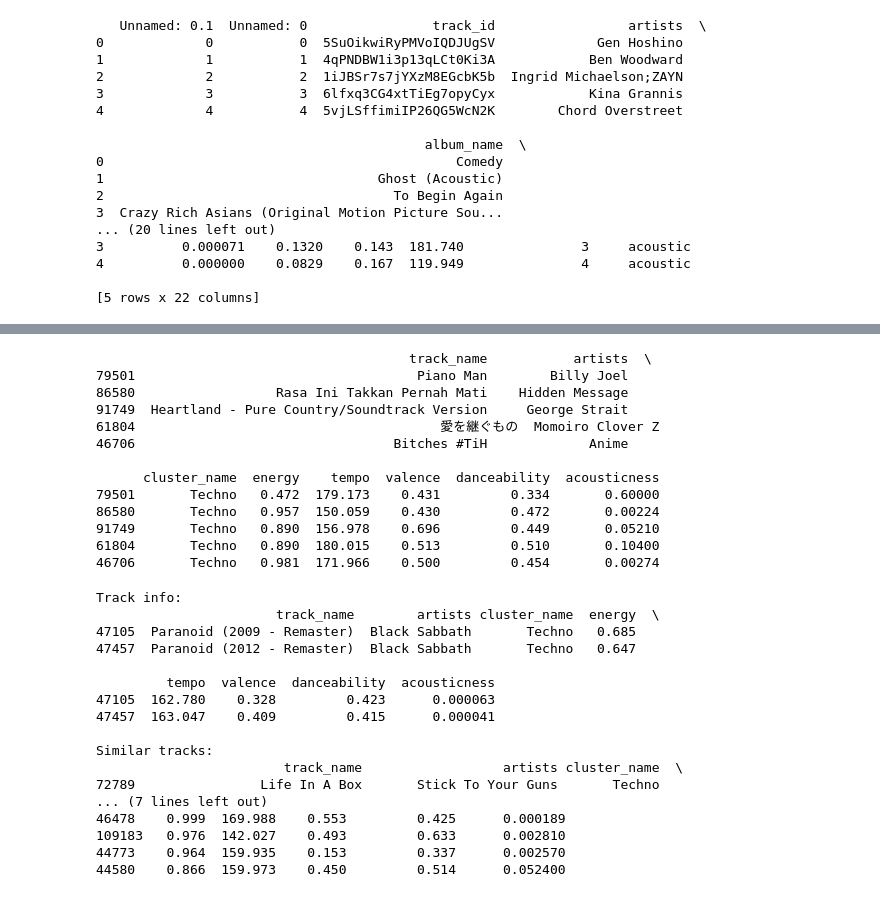
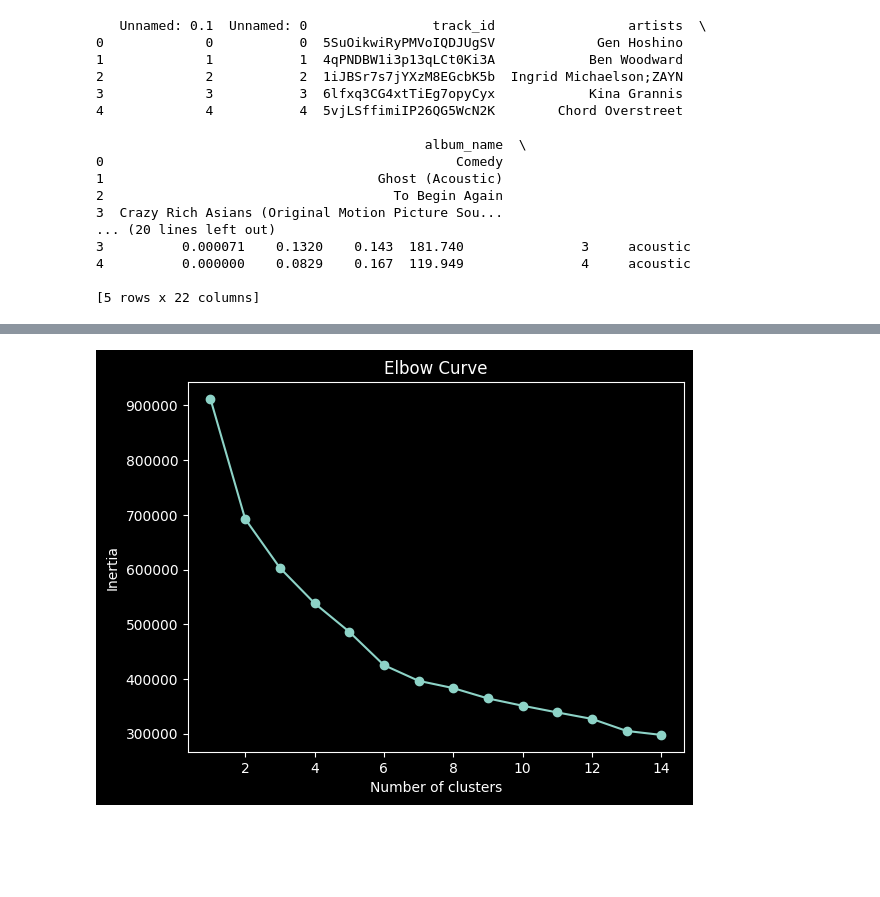
Before and after one commit to N1kel24e/music_inspector, a Jupyter notebook: music_inspector.ipynb, the cells around one changed output, grey strips where cells are left out. Drawn from its saved outputs; the diff is of its cells as text; code cells hidden in the pictures; blank space fills up the shorter version.

Commit message:
add graphic and reworked model

```diff
--- a/music_inspector.ipynb
+++ b/music_inspector.ipynb
@@ -171,52 +97,0 @@ print(song_search("Paranoid", "Black Sabbath"))
-# %%
-def get_similar (cluster):
-    similar = df[df['cluster_name'] == cluster]
-    similar = similar.sample(n=5)
-    similar = similar[['track_name', 'artists', 'cluster_name', 'energy', 'tempo', 'valence', 'danceability', 'acousticness',]]
-    return similar
-
-print(get_similar('Techno'))
-# %% [output]
-                                        track_name           artists  \
-79501                                    Piano Man        Billy Joel
-86580                  Rasa Ini Takkan Pernah Mati    Hidden Message
-91749  Heartland - Pure Country/Soundtrack Version     George Strait
-61804                                       愛を継ぐもの  Momoiro Clover Z
-46706                                 Bitches #TiH             Anime
-
-      cluster_name  energy    tempo  valence  danceability  acousticness
-79501       Techno   0.472  179.173    0.431         0.334       0.60000
-86580       Techno   0.957  150.059    0.430         0.472       0.00224
-91749       Techno   0.890  156.978    0.696         0.449       0.05210
-61804       Techno   0.890  180.015    0.513         0.510       0.10400
-46706       Techno   0.981  171.966    0.500         0.454       0.00274
-# %%
-def song_analyze (song, artists):
-    search = song_search(song, artists)
-    cluster = search['cluster_name'].iloc[0]
-    similar = get_similar(cluster)
-    return search, similar
-
-track_info, similar = song_analyze("Paranoid", "Black Sabbath")
-print("Track info:")
-print(track_info)
-print("\nSimilar tracks:")
-print(similar)
-# %% [output]
-Track info:
-                       track_name        artists cluster_name  energy  \
-47105  Paranoid (2009 - Remaster)  Black Sabbath       Techno   0.685
-47457  Paranoid (2012 - Remaster)  Black Sabbath       Techno   0.647
-
-         tempo  valence  danceability  acousticness
-47105  162.780    0.328         0.423      0.000063
-47457  163.047    0.409         0.415      0.000041
-
-Similar tracks:
-                        track_name                  artists cluster_name  \
-72789                Life In A Box       Stick To Your Guns       Techno
-... (7 lines left out)
-46478    0.999  169.988    0.553         0.425      0.000189
-109183   0.976  142.027    0.493         0.633      0.002810
-44773    0.964  159.935    0.153         0.337      0.002570
-44580    0.866  159.973    0.450         0.514      0.052400
@@ -228,0 +98,18 @@ df.to_csv('tracks_with_clusters.csv', index=False)
+# %%
+import matplotlib.pyplot as plt
+
+inertias = []
+k_range = range(1, 15)
+
+for k in k_range:
+    kmeans_test = KMeans(n_clusters=k, random_state=0, n_init='auto')
+    kmeans_test.fit(X)
+    inertias.append(kmeans_test.inertia_)
+
+plt.plot(k_range, inertias, marker='o')
+plt.xlabel('Number of clusters')
+plt.ylabel('Inertia')
+plt.title('Elbow Curve')
+plt.show()
+# %% [output]
+[figure, added]
```
Also changed, not shown: parts of 13 cells of this notebook, 3 other files.
